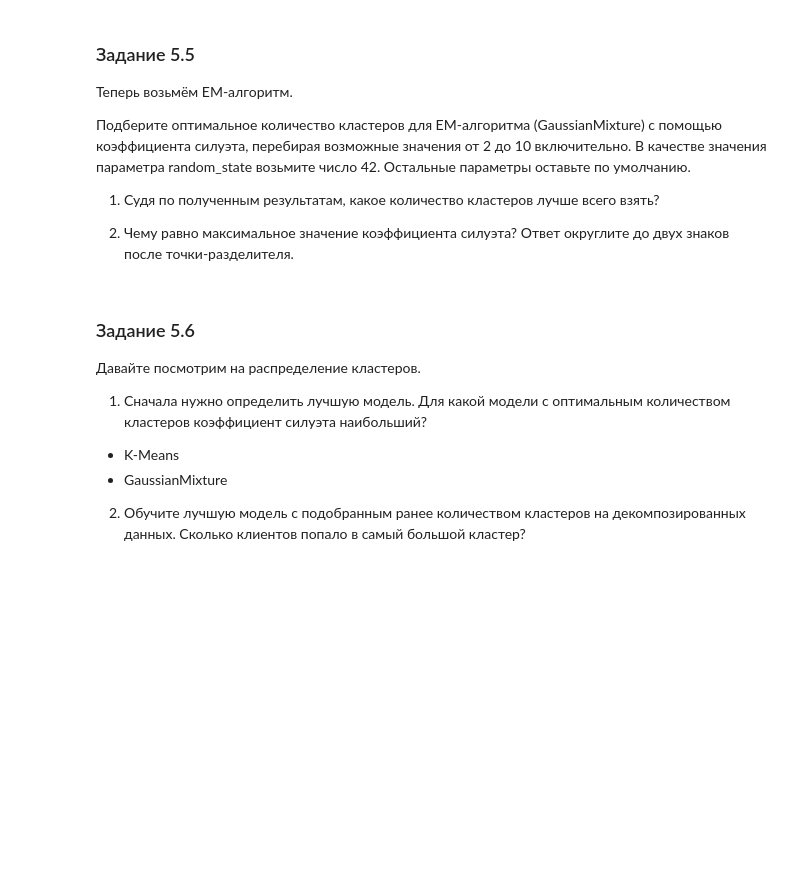
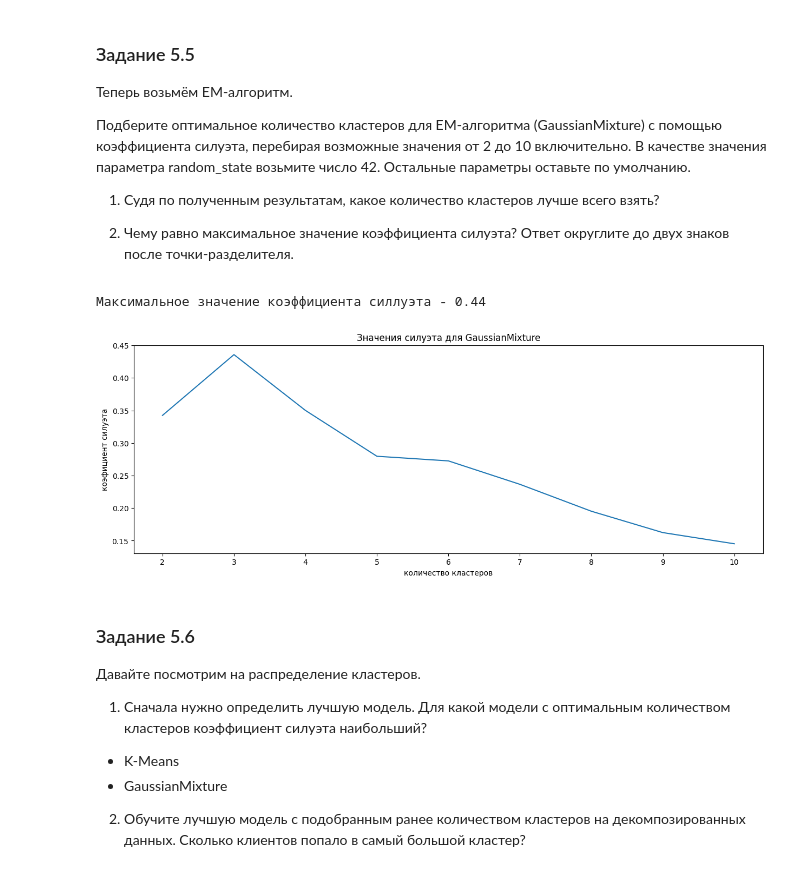
Before and after one commit to eartzhi/gift_shop, a Jupyter notebook: gift_shop.ipynb, the cells around one changed output. Cells and saved outputs as stored; diff of their text form; code cells hidden in the pictures; blank space fills up the shorter version.

```diff
--- a/gift_shop.ipynb
+++ b/gift_shop.ipynb
@@ -858,6 +880,28 @@ sns.scatterplot(data=pd.DataFrame(rfm_table_processed), x='axis-1', y='axis-2');
 1) Судя по полученным результатам, какое количество кластеров лучше всего взять?
 
 2) Чему равно максимальное значение коэффициента силуэта? Ответ округлите до двух знаков после точки-разделителя.
+# %%
+siluete_score = []
+
+for i in range(2, 11):
+    km = mixture.GaussianMixture(n_components=i, random_state=42)
+    y = km.fit_predict(rfm_table_processed)
+    siluete_score.append(metrics.silhouette_score(rfm_table_processed, y, metric='euclidean'))
+
+print(f'Максимальное значение коэффициента силлуэта - {round(max(siluete_score), 2)}')
+# %% [output]
+Максимальное значение коэффициента силлуэта - 0.44
+# %%
+fig, ax = plt.subplots(figsize=(15, 5))
+
+sns.lineplot(
+    x = range(2, 11),
+    y = siluete_score
+)
+
+ax.set(xlabel='количество кластеров', ylabel='коэфициент силуэта', title='Значения силуэта для GaussianMixture',);
+# %% [output]
+[figure, added]
 # %% [markdown]
 ### Задание 5.6
 Давайте посмотрим на распределение кластеров.
```
Also changed, not shown: parts of 25 cells of this notebook, 3 other files.
